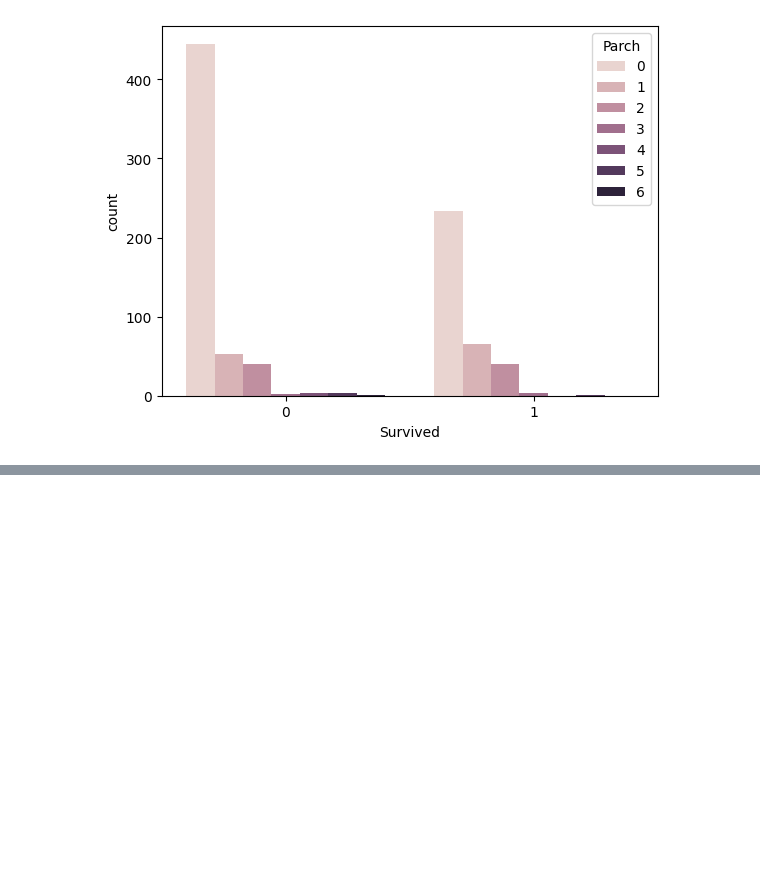
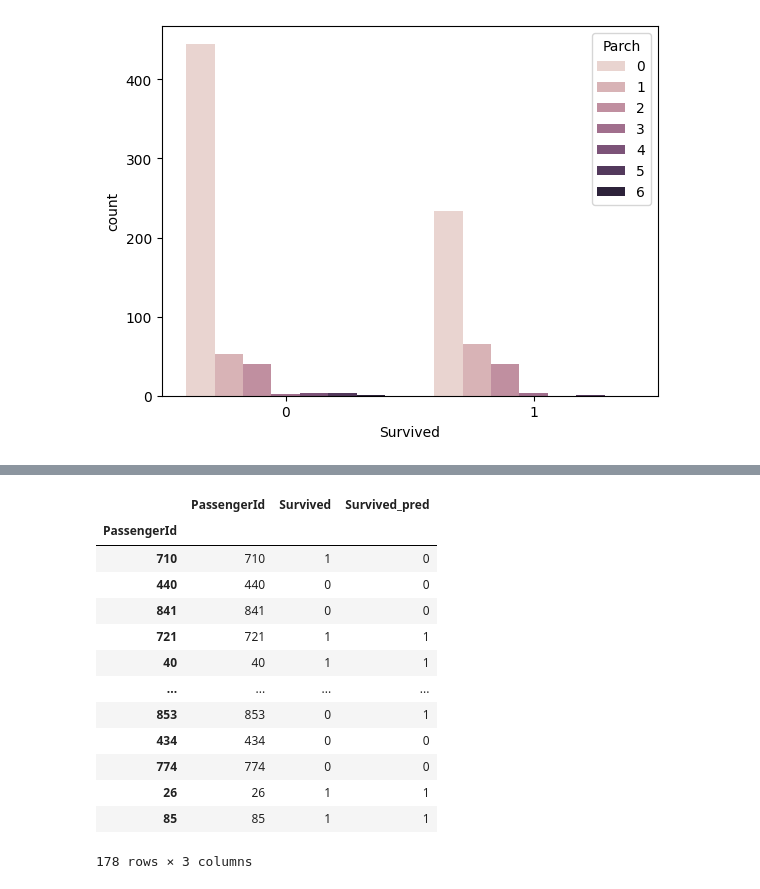
Before and after one commit to mushroom3969/Kaggle, a Jupyter notebook: Titanic.ipynb, the cells around one changed output, grey strips where cells are left out. Drawn from its saved outputs; the diff is of its cells as text; code cells hidden in the pictures; blank space fills up the shorter version.

```diff
--- a/Titanic.ipynb
+++ b/Titanic.ipynb
@@ -419,0 +439,22 @@ X_train, y_train = v1_df.iloc[:, 1:], v1_df.iloc[:, 0]
+# %%
+from sklearn.pipeline import Pipeline            # 用以包裝成pipeline
+from sklearn.compose import ColumnTransformer    # 用以整合欄位進行轉換
+from sklearn.impute import SimpleImputer         # 用以進行補值前處理
+from sklearn.preprocessing import StandardScaler # 用以進行標準化前處理
+from sklearn.preprocessing import OneHotEncoder  # 用以進行編碼前處理
+
+numeric_transformer = Pipeline(steps=[
+    ("scalar", StandardScaler())
+])
+
+categorical_transformer = Pipeline(steps=[
+    ('onehot', OneHotEncoder(handle_unknown='ignore', sparse_output=False))])
+
+
+preprocessor = ColumnTransformer(
+    transformers=[
+        ('num', numeric_transformer, ['Fare']),
+        ('cat', categorical_transformer, ['Sex'])
+    ])
+
+preprocessor.set_output(transform='pandas')
@@ -419,0 +571,18 @@ X_train, y_train = v1_df.iloc[:, 1:], v1_df.iloc[:, 0]
+# %%
+output = pd.DataFrame({'PassengerId': X_test.index, "Survived": y_test,'Survived_pred': y_pred})
+output
+# %% [output]
+|  | PassengerId | Survived | Survived_pred |
+| PassengerId |  |  |  |
+| 710 | 710 | 1 | 0 |
+| 440 | 440 | 0 | 0 |
+| 841 | 841 | 0 | 0 |
+| 721 | 721 | 1 | 1 |
+| 40 | 40 | 1 | 1 |
+| ... | ... | ... | ... |
+| 853 | 853 | 0 | 1 |
+| 434 | 434 | 0 | 0 |
+| 774 | 774 | 0 | 0 |
+| 26 | 26 | 1 | 1 |
+| 85 | 85 | 1 | 1 |
+178 rows × 3 columns
```
Also changed, not shown: parts of 19 cells of this notebook.
